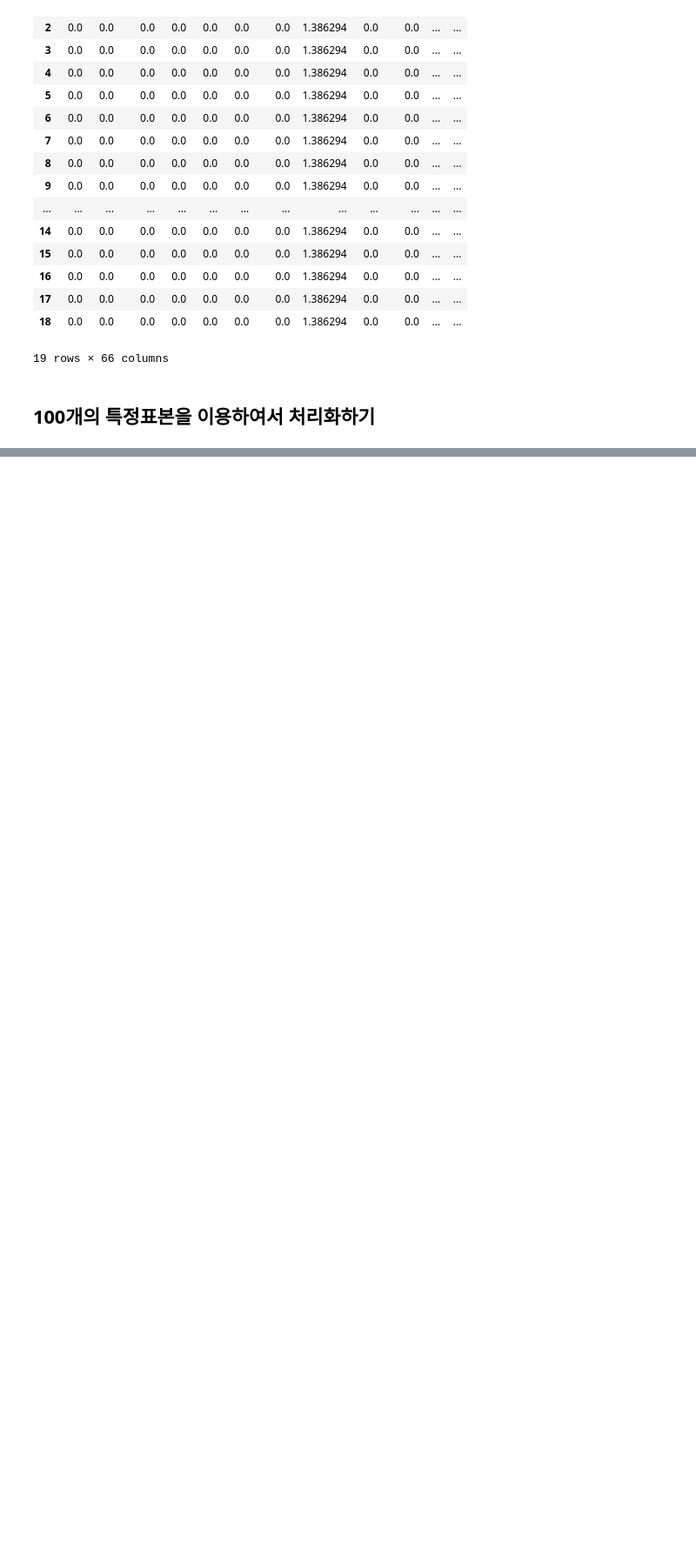
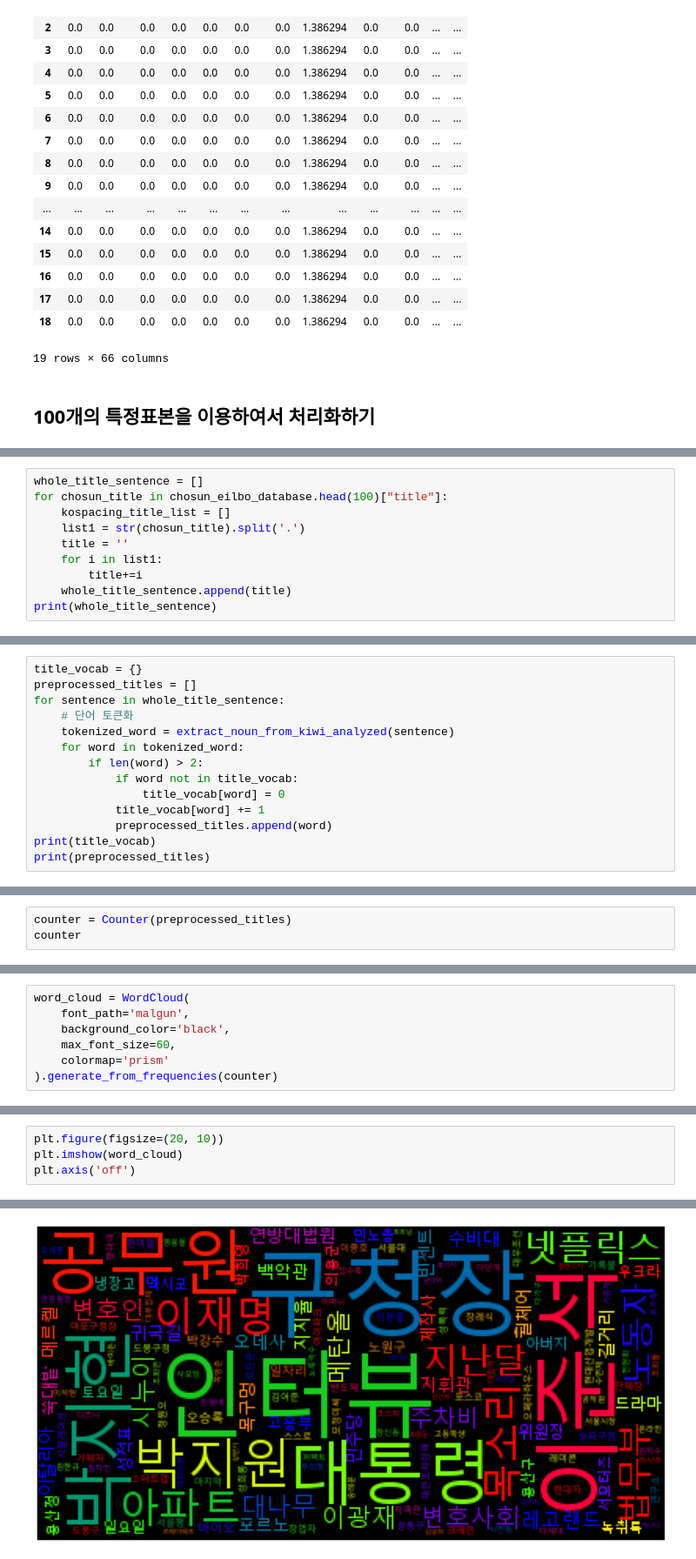
Before and after one commit to soldierzeus/bigdata_thunder, a Jupyter notebook: bigdata2/practice_bigdata_project.ipynb, the cells around one changed output, grey strips where cells are left out. Shown at 87% size. Drawn from its saved outputs; the diff is of its cells as text; blank space fills up the shorter version.

```diff
--- a/bigdata2/practice_bigdata_project.ipynb
+++ b/bigdata2/practice_bigdata_project.ipynb
@@ -664,0 +758,10 @@ for newspaper_title in chosun_eilbo_database["title"]:
+# %%
+whole_title_sentence = []
+for chosun_title in chosun_eilbo_database.head(100)["title"]:
+    kospacing_title_list = []
+    list1 = str(chosun_title).split('.')
+    title = ''
+    for i in list1:
+        title+=i
+    whole_title_sentence.append(title)
+print(whole_title_sentence)
@@ -664,0 +770,14 @@ for newspaper_title in chosun_eilbo_database["title"]:
+# %%
+title_vocab = {}
+preprocessed_titles = []
+for sentence in whole_title_sentence:
+    # 단어 토큰화
+    tokenized_word = extract_noun_from_kiwi_analyzed(sentence)
+    for word in tokenized_word:
+        if len(word) > 2:
+            if word not in title_vocab:
+                title_vocab[word] = 0
+            title_vocab[word] += 1
+            preprocessed_titles.append(word)
+print(title_vocab)
+print(preprocessed_titles)
@@ -664,0 +787,3 @@ for newspaper_title in chosun_eilbo_database["title"]:
+# %%
+counter = Counter(preprocessed_titles)
+counter
@@ -664,0 +810,7 @@ for newspaper_title in chosun_eilbo_database["title"]:
+# %%
+word_cloud = WordCloud(
+    font_path='malgun',
+    background_color='black',
+    max_font_size=60,
+    colormap='prism'
+).generate_from_frequencies(counter)
@@ -664,0 +819,5 @@ for newspaper_title in chosun_eilbo_database["title"]:
+# %%
+plt.figure(figsize=(20, 10))
+plt.imshow(word_cloud)
+plt.axis('off')
+# %% [output]
@@ -664,0 +825 @@ for newspaper_title in chosun_eilbo_database["title"]:
+[figure, added]
```
Also changed, not shown: parts of 27 cells of this notebook.
